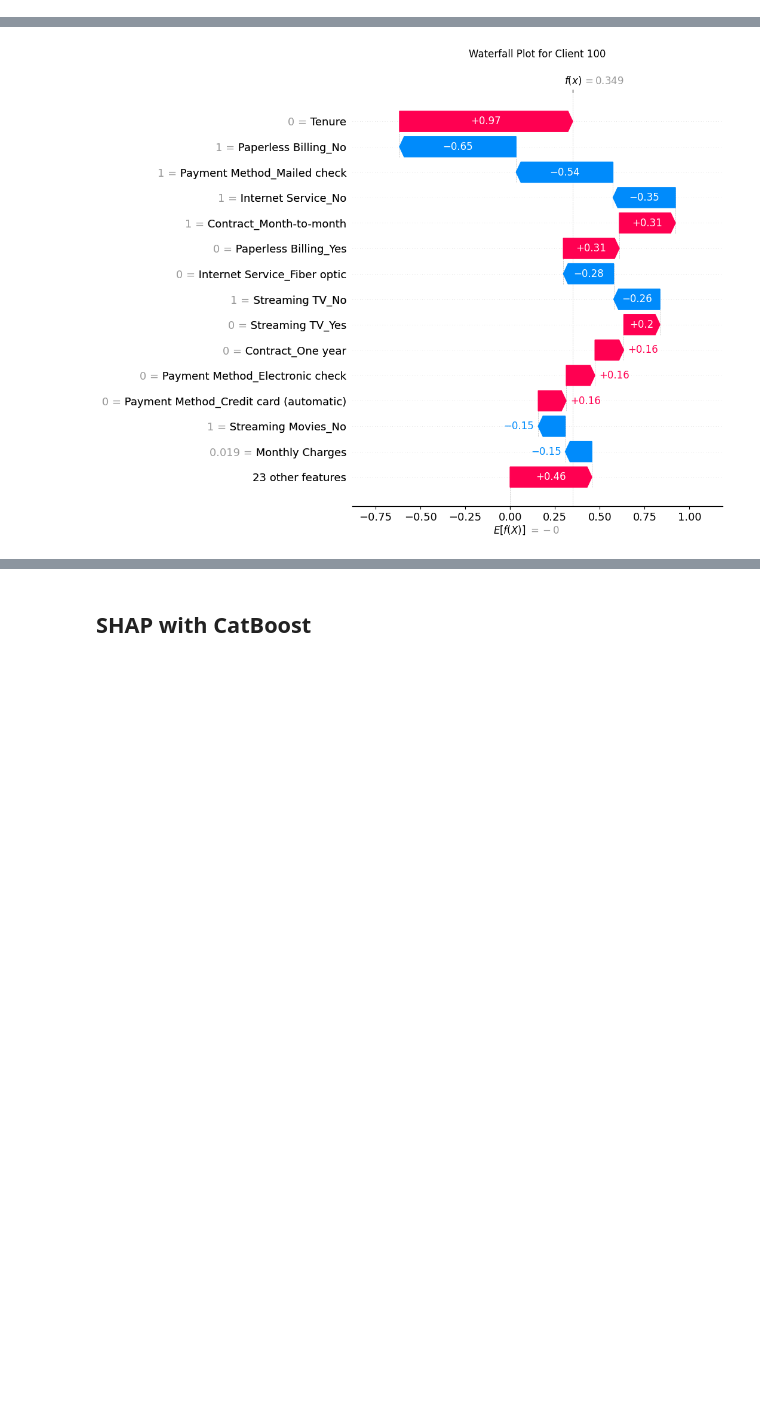
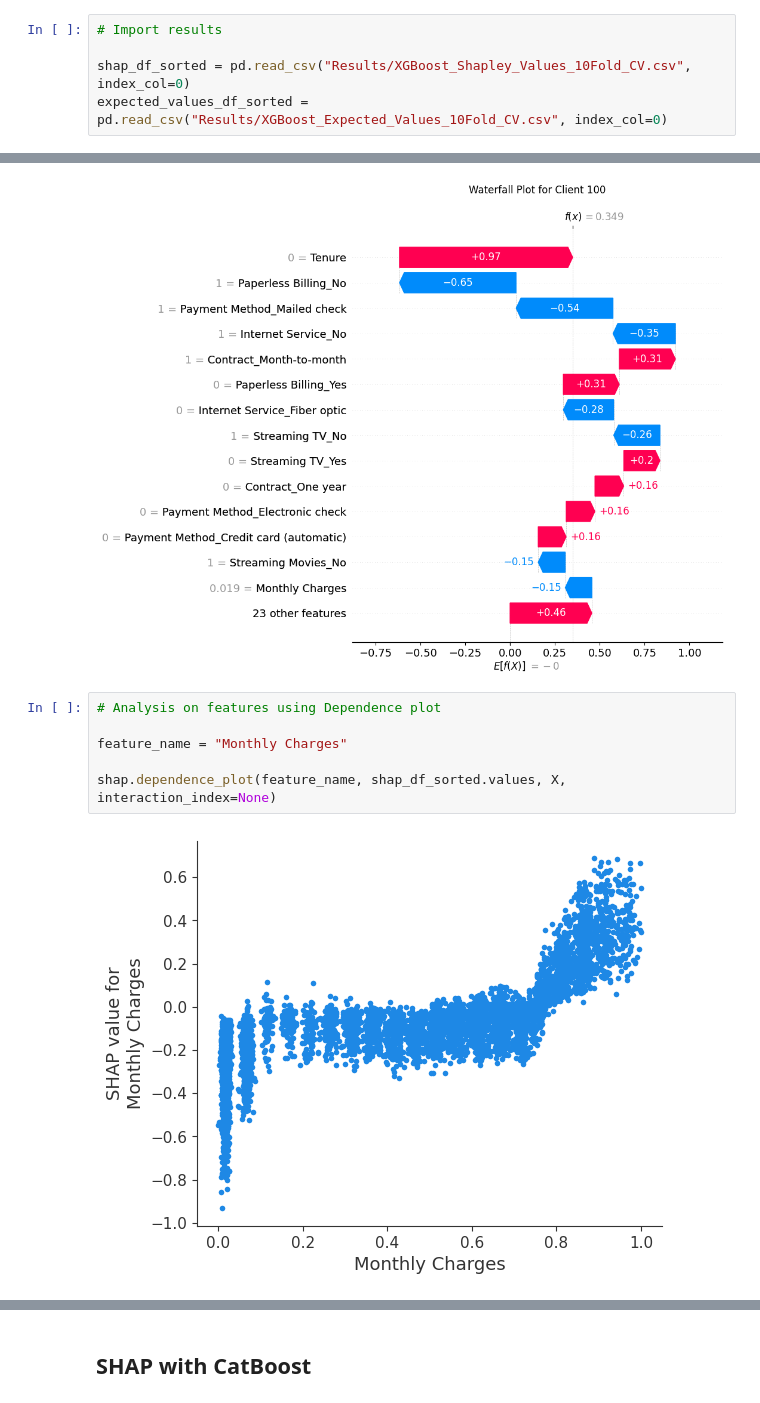
Before and after one commit to Silvano315/Churn-Prediction-with-SHAP, a Jupyter notebook: SHAP.ipynb, the cells around one changed output, grey strips where cells are left out. Cells and saved outputs as stored; diff of their text form; blank space fills up the shorter version.

```diff
--- a/SHAP.ipynb
+++ b/SHAP.ipynb
@@ -91,6 +92,11 @@ SHAP Values DataFrame Shape: (7032, 37)
 
 shap_df_sorted.to_csv("Results/XGBoost_Shapley_Values_10Fold_CV.csv")
 expected_values_df_sorted.to_csv("Results/XGBoost_Expected_Values_10Fold_CV.csv")
+# %%
+# Import results
+
+shap_df_sorted = pd.read_csv("Results/XGBoost_Shapley_Values_10Fold_CV.csv", index_col=0)
+expected_values_df_sorted = pd.read_csv("Results/XGBoost_Expected_Values_10Fold_CV.csv", index_col=0)
 # %%
 # Results visualization
 
@@ -151,3 +157,11 @@ plt.title(f"Waterfall Plot for Client {client}\n")
 shap.waterfall_plot(exp, max_display=15)
 # %% [output]
 [figure]
+# %%
+# Analysis on features using Dependence plot
+
+feature_name = "Monthly Charges"
+
+shap.dependence_plot(feature_name, shap_df_sorted.values, X, interaction_index=None)
+# %% [output]
+[figure, added]
```
Also changed, not shown: parts of 22 cells of this notebook.
